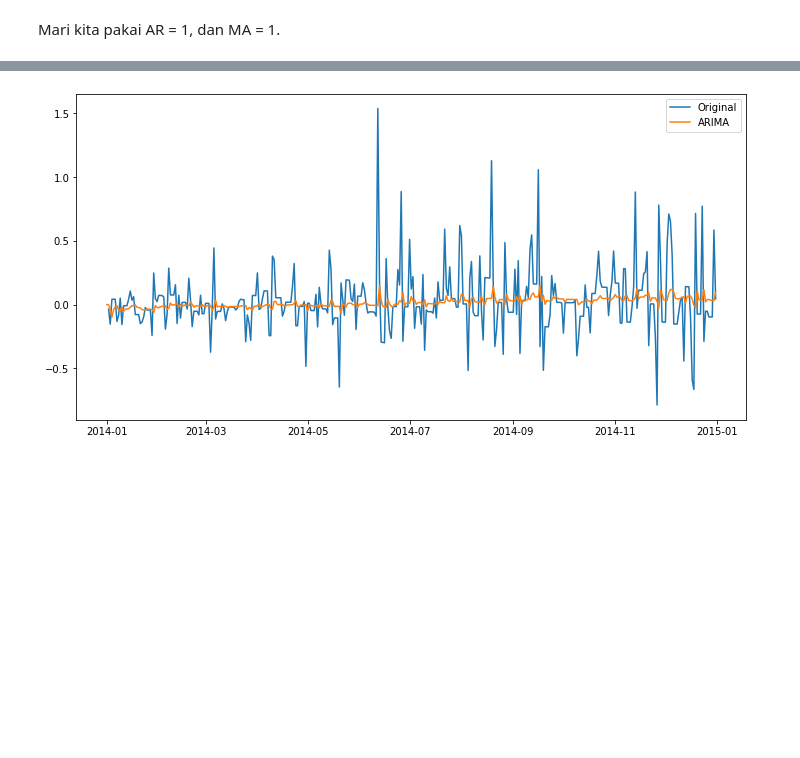
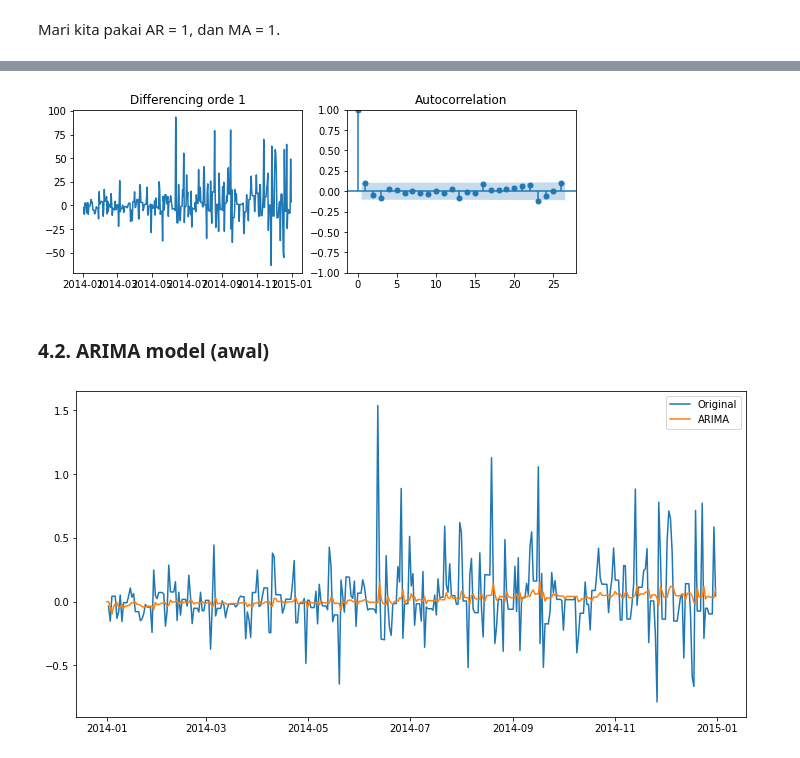
Before and after one commit to iddzzz/stock-price-prediction, a Jupyter notebook: britannia-stock-price-prediction.ipynb, the cells around one changed output, grey strips where cells are left out. Cells and saved outputs as stored; diff of their text form; code cells hidden in the pictures; blank space fills up the shorter version.

```diff
--- a/britannia-stock-price-prediction.ipynb
+++ b/britannia-stock-price-prediction.ipynb
@@ -196,3 +258,16 @@ Mari kita pakai AR = 1, dan MA = 1.
+# %%
+# ACF plot untuk menentukan q (komponen MA)
+fig, axes = plt.subplots(1, 2, figsize=(9, 3))
+
+axes[0].plot(df.diff())
+axes[0].set_title('Differencing orde 1')
+plot_acf(df.diff().dropna(), ax=axes[1])
+
+plt.show()
+# %% [output]
+[figure, added]
+# %% [markdown]
+### 4.2. ARIMA model (awal)
 # %%
 # model ARIMA
 from statsmodels.tsa.arima.model import ARIMA
```
Also changed, not shown: parts of 23 cells of this notebook, 1 other file.
